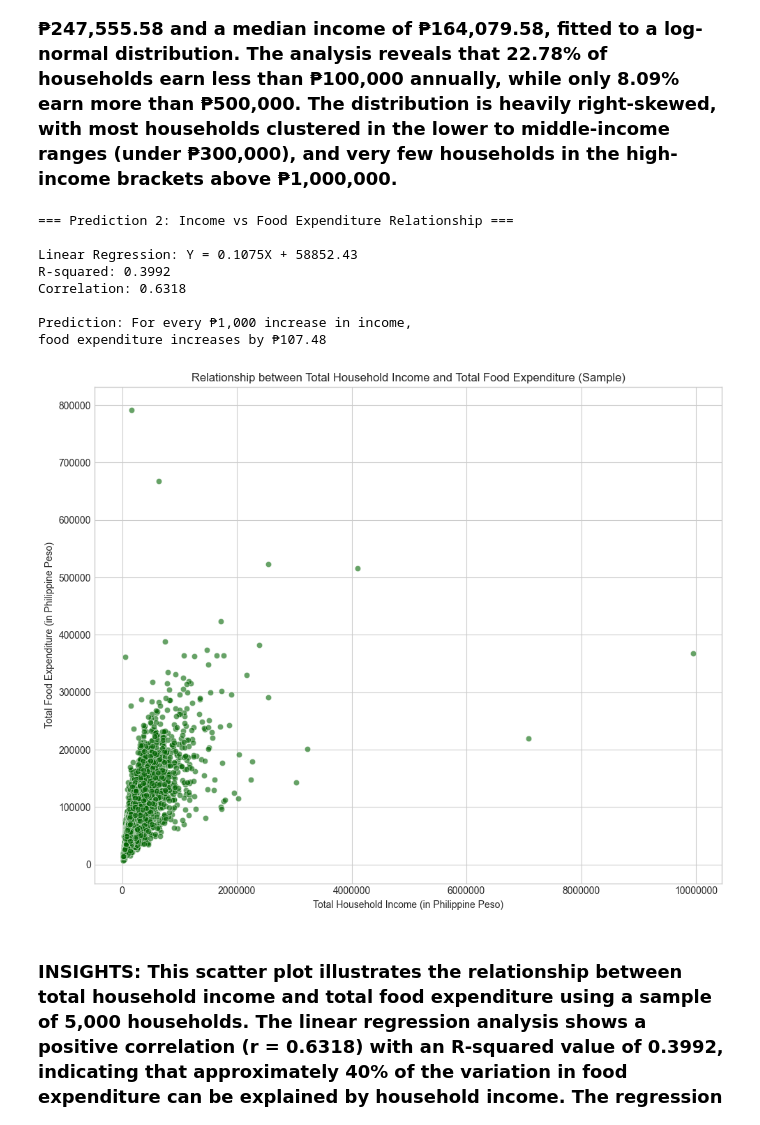
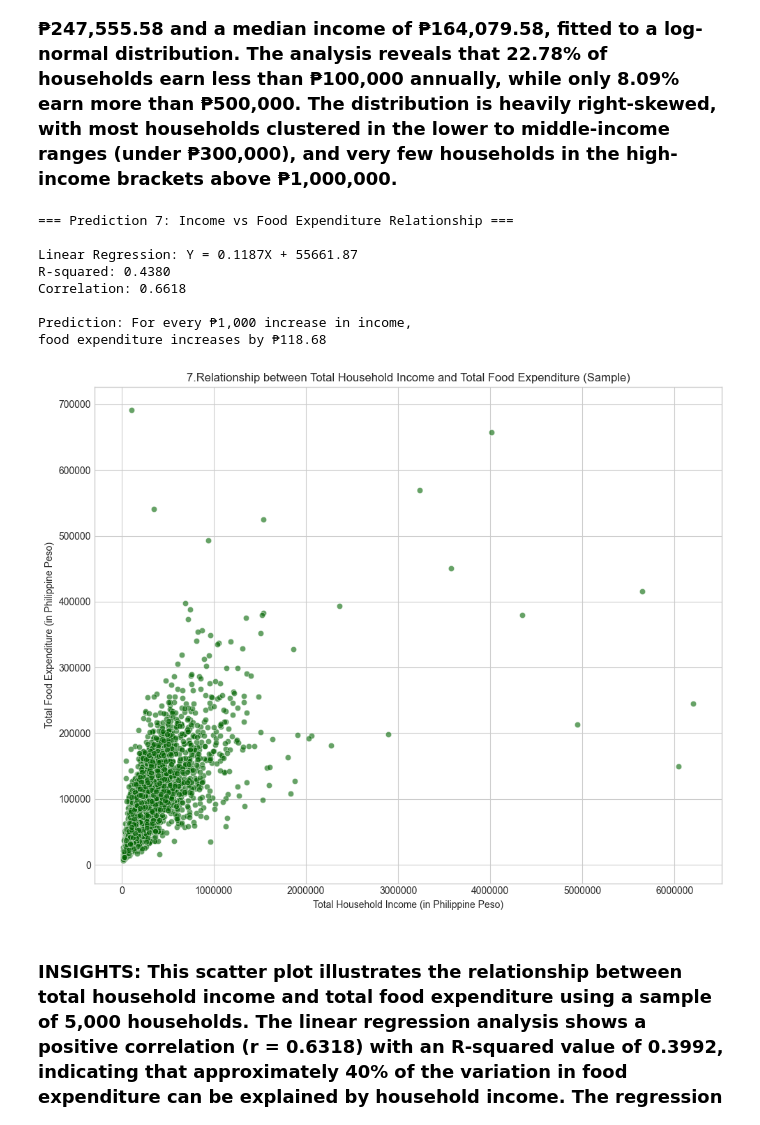
Before and after one commit to Johnjsp/Titanic_Machine_Learning, a Jupyter notebook: Project6/FINALSPROJECT.ipynb, the cells around one changed output. Drawn from its saved outputs; the diff is of its cells as text; code cells hidden in the pictures.

```diff
--- a/Project6/FINALSPROJECT.ipynb
+++ b/Project6/FINALSPROJECT.ipynb
@@ -342,42 +342,42 @@ P(Income > ₱500,000): 8.99%
 # %% [markdown]
 <h3>INSIGHTS: This histogram displays the distribution of total household income using a log scale on the Y-axis to better visualize the wide range of income levels. The data shows a mean income of ₱247,555.58 and a median income of ₱164,079.58, fitted to a log-normal distribution. The analysis reveals that 22.78% of households earn less than ₱100,000 annually, while only 8.09% earn more than ₱500,000. The distribution is heavily right-skewed, with most households clustered in the lower to middle-income ranges (under ₱300,000), and very few households in the high-income brackets above ₱1,000,000.</h3>
 # %%
-print("\n=== Prediction 2: Income vs Food Expenditure Relationship ===\n")
+print("\n=== Prediction 7: Income vs Food Expenditure Relationship ===\n")
 
 # Sample data for scatter plot
 sample_df = df.sample(min(5000, len(df)))
 
 # Linear regression
 slope, intercept, r_value, p_value, std_err = linregress(
     sample_df['Total Household Income'],
     sample_df['Total Food Expenditure']
 )
 
 print(f"Linear Regression: Y = {slope:.4f}X + {intercept:.2f}")
 print(f"R-squared: {r_value**2:.4f}")
 print(f"Correlation: {r_value:.4f}")
 print(f"\nPrediction: For every ₱1,000 increase in income,")
 print(f"food expenditure increases by ₱{slope * 1000:.2f}")
 
 plt.figure(figsize=(10, 8))
 sns.scatterplot(x='Total Household Income', y='Total Food Expenditure',
                 data=sample_df, alpha=0.6, color='darkgreen')
-plt.title('Relationship between Total Household Income and Total Food Expenditure (Sample)')
+plt.title('7.Relationship between Total Household Income and Total Food Expenditure (Sample)')
 plt.xlabel('Total Household Income (in Philippine Peso)')
 plt.ylabel('Total Food Expenditure (in Philippine Peso)')
 plt.ticklabel_format(style='plain', axis='both')
 plt.tight_layout()
 plt.show()
 # %% [output]
-=== Prediction 2: Income vs Food Expenditure Relationship ===
+=== Prediction 7: Income vs Food Expenditure Relationship ===
 
-Linear Regression: Y = 0.1075X + 58852.43
-R-squared: 0.3992
-Correlation: 0.6318
+Linear Regression: Y = 0.1187X + 55661.87
+R-squared: 0.4380
+Correlation: 0.6618
 
 Prediction: For every ₱1,000 increase in income,
-food expenditure increases by ₱107.48
+food expenditure increases by ₱118.68
-[figure, old version]
+[figure, new version]
 # %% [markdown]
 <h3>INSIGHTS: This scatter plot illustrates the relationship between total household income and total food expenditure using a sample of 5,000 households. The linear regression analysis shows a positive correlation (r = 0.6318) with an R-squared value of 0.3992, indicating that approximately 40% of the variation in food expenditure can be explained by household income. The regression equation Y = 0.1075X + 58852.43 reveals that for every ₱1,000 increase in income, food expenditure increases by ₱107.48. The scatter plot shows most data points concentrated in the lower-income range (under ₱200,000), with food expenditures clustered between ₱10,000 to ₱30,000, demonstrating a moderate positive relationship where higher incomes generally lead to higher food spending, though with considerable variation.</h3>
 # %%
```
Also changed, not shown: parts of 11 cells of this notebook.
